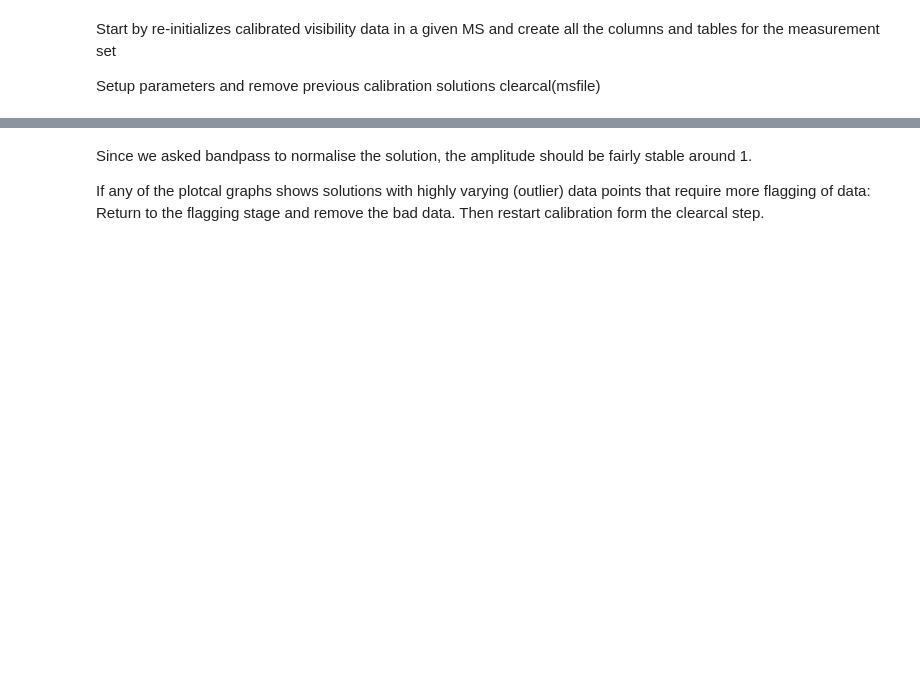
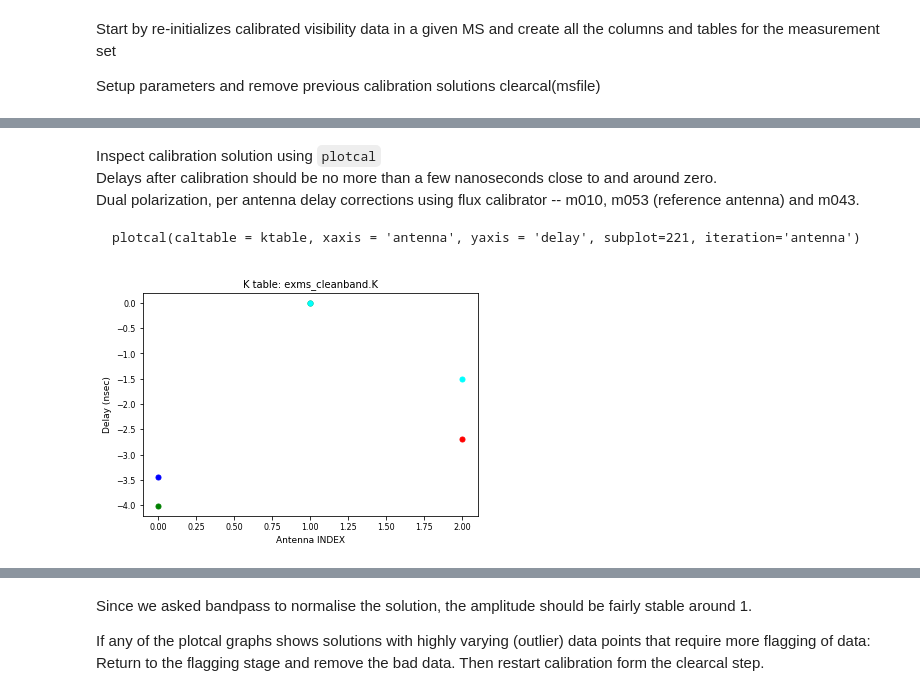
Before and after one commit to ska-sa/MeerKAT-Cookbook, a Jupyter notebook: casa/Calibrating imaging data.ipynb, the cells around one changed output, grey strips where cells are left out. Cells and saved outputs as stored; diff of their text form; code cells hidden in the pictures; blank space fills up the shorter version.

````diff
--- a/casa/Calibrating imaging data.ipynb
+++ b/casa/Calibrating imaging data.ipynb
@@ -11,6 +13,7 @@ Various gain calibrator solutions exists
 Note: If any of the plotcal graphs shows solutions with highly varying (outlier) data points that require more flagging of data: Return to the flagging stage and remove the bad data. Then restart calibration form the clearcal step.
 # %%
 msfile='exms_cleanband.ms'
+prefix='exms_cleanband'
 target = 'PKS1934-63'
 ref_ant = 'm043'
 ref_chans = ''
@@ -33,6 +41,10 @@ True
 [interactive output not drawn]
 # %%
 # define variables that hold the various tables that will be used during the reduction.
+ktable = prefix + '.K'
+btable = prefix + '.B'
+gtable = prefix + '.G'
+ftable = prefix + '.fluxscale'
 #btable0 = prefix + '.B0'
 #gtable0 = prefix + '.G0'
 #gtable1 = prefix + '.G1'
@@ -114,2 +98,11 @@ gaincal(vis=msfile,
+# %% [markdown]
+Inspect calibration solution using `plotcal`
+Delays after calibration should be no more than a few nanoseconds close to and around zero.
+Dual polarization, per antenna delay corrections using flux calibrator -- m010, m053 (reference antenna) and m043.
+```
+plotcal(caltable = ktable, xaxis = 'antenna', yaxis = 'delay', subplot=221, iteration='antenna')
+```
 # %%
-plotcal(caltable=ktable0, xaxis='antenna', yaxis='delay', antenna='')
+plotcal(caltable = ktable, xaxis = 'antenna', yaxis = 'delay')
+# %% [output]
+[figure, added]
````
Also changed, not shown: parts of 36 cells of this notebook, 1 other file.
